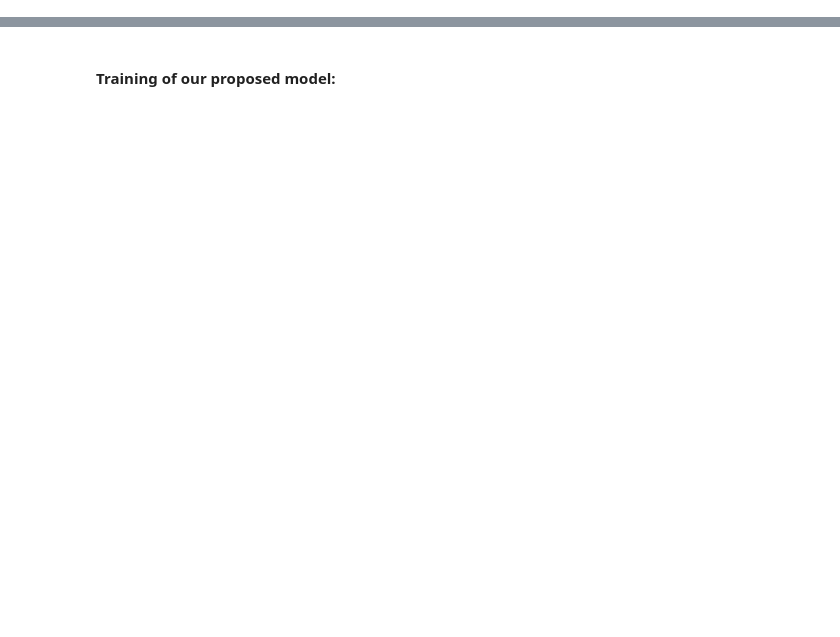
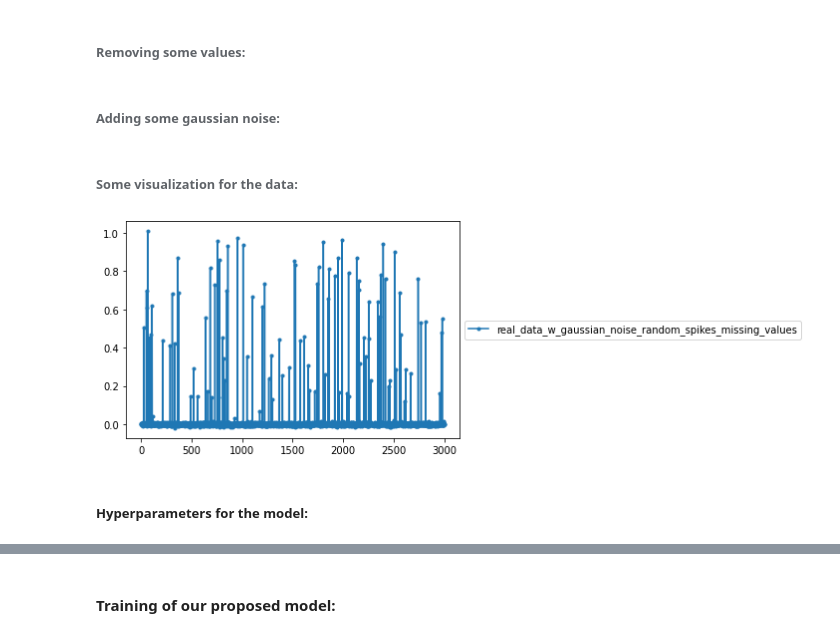
Before and after one commit to ridhaalkhabaz/DeepAR_Prophet_TCN_VFM, a Jupyter notebook: TCN_VFM .ipynb, the cells around one changed output, grey strips where cells are left out. Saved outputs shown, nothing was run; the diff lists cells and outputs as text; code cells hidden in the pictures; blank space fills up the shorter version.

```diff
--- a/TCN_VFM .ipynb
+++ b/TCN_VFM .ipynb
@@ -108,2 +94,0 @@ os.chdir("/Users/ridhaalkhabaz/Documents/GitHub/DeepAR_Prophet_VFM")
-# %%
-data, scalar = read_data('riser_pq_uni.csv')
@@ -132,0 +97,38 @@ def get_xy_kfolds(split_index=[0.5, 0.6, 0.7, 0.8, 0.9], timesteps=1000):
+# %%
+os.chdir("/Users/ridhaalkhabaz/Documents/GitHub/DeepAR_Prophet_VFM")
+data_riser,scaler_riser= read_data('riser_pq_uni.csv')
+df_riser = pd.DataFrame.from_dict(dict(zip(['ds', 'p1', 'p2', 'p3', 'p4', 'p5', 'p6', 'p7','gas(m3/day)', 'liquid(m3/day)' ], data.T)))
+### previous readings of
+dt_gas_riser = np.array(df_riser['gas(m3/day)'])
+dt_liquid_riser = np.array(df_riser['liquid(m3/day)'])
+### gas and liquid datafram
+df_gas_riser = df_riser.drop('liquid(m3/day)', axis=1)
+df_gas_riser = df_gas_riser.set_index('ds')
+df_liquid_riser = df_riser.drop('gas(m3/day)', axis=1)
+df_liquid_riser = df_liquid_riser.set_index('ds')
+# %% [markdown]
+###### Removing some values:
+# %%
+from random import randint
+index = [randint(0, len(df_riser)) for i in range(100)]
+df_riser.iloc[index,[1,2,3,4,5,6, 7, 8, 9]] = 0
+# %% [markdown]
+###### Adding some gaussian noise:
+# %%
+df_riser = df_riser.set_index('ds')
+mu, sigma = 0, 5e-3
+noise = np.random.normal(mu, sigma, df_riser.shape)
+df_riser = df_riser + noise
+# %% [markdown]
+###### Some visualization for the data:
+# %%
+df_riser = df_riser.reset_index()
+fig,ax = plt.subplots()
+ax.plot(df_riser['ds'], df_riser['gas(m3/day)'], marker=".", label='real_data_w_gaussian_noise_random_spikes_missing_values')
+ax.legend()
+ax.legend(loc='center left', bbox_to_anchor=(1, 0.5))
+df_riser = df_riser.set_index('ds')
+# %% [output]
+[figure, added]
+# %% [markdown]
+##### Hyperparameters for the model:
```
Also changed, not shown: parts of 64 cells of this notebook.
